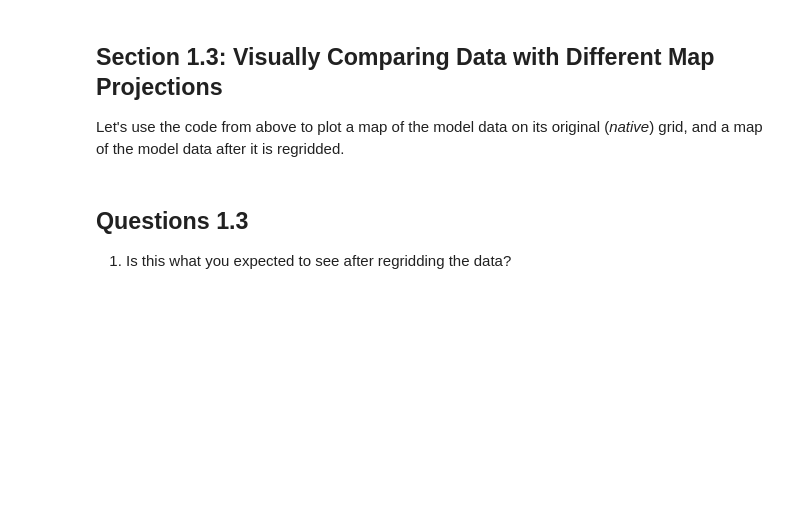
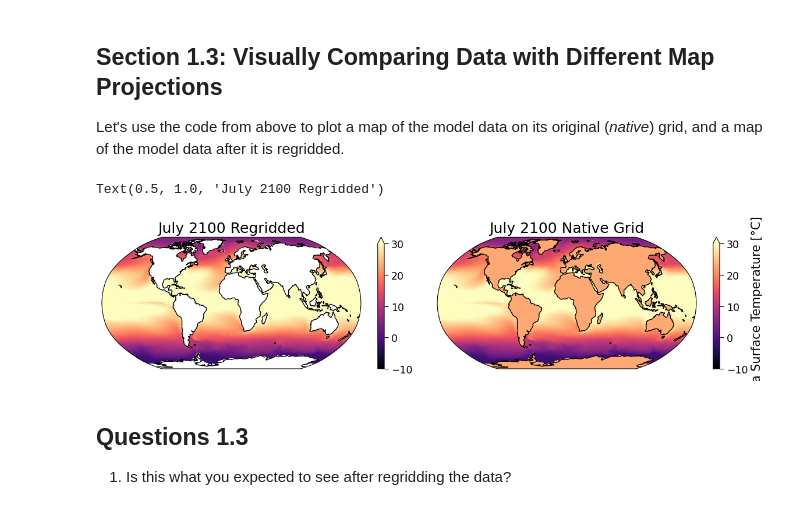
Before and after one commit to neuromatch/climate-course-content, a Jupyter notebook: tutorials/W2D1_FutureClimate-IPCCIPhysicalBasis/W2D1_Tutorial1.ipynb, the cells around one changed output. Drawn from its saved outputs; the diff is of its cells as text; code cells hidden in the pictures; blank space fills up the shorter version.

```diff
--- a/tutorials/W2D1_FutureClimate-IPCCIPhysicalBasis/W2D1_Tutorial1.ipynb
+++ b/tutorials/W2D1_FutureClimate-IPCCIPhysicalBasis/W2D1_Tutorial1.ipynb
@@ -424,37 +544,22 @@ Let's use the code from above to plot a map of the model data on its original (*
 # %%
 fig, ([ax_regridded, ax_native]) = plt.subplots(
     ncols=2, figsize=[12, 3], subplot_kw={"projection": ccrs.Robinson()}
 )
 
 # Native grid data
 sst_future = sst_ssp585.sel(time="2100-07").squeeze()
-sst_future.plot(
-    ax=ax_native,
-    x="lon",
-    y="lat",
-    transform=ccrs.PlateCarree(),
-    vmin=-10,
-    vmax=30,
-    cmap="magma",
-    robust=True,
-)
+sst_future.plot(ax=ax_native, **sst_map_kwargs)
 ax_native.coastlines()
 ax_native.set_title("July 2100 Native Grid")
 
 # Regridded data
 sst_future_regridded = sst_ssp585_regridded.sel(time="2100-07").squeeze()
-sst_future_regridded.plot(
-    ax=ax_regridded,
-    x="lon",
-    y="lat",
-    transform=ccrs.PlateCarree(),
-    vmin=-10,
-    vmax=30,
-    cmap="magma",
-    robust=True,
-)
+sst_future_regridded.plot(ax=ax_regridded, **sst_map_kwargs)
 ax_regridded.coastlines()
 ax_regridded.set_title("July 2100 Regridded")
+# %% [output]
+Text(0.5, 1.0, 'July 2100 Regridded')
+[figure, added]
 # %% [markdown]
 ## Questions 1.3
 
```
Also changed, not shown: parts of 14 cells of this notebook.
